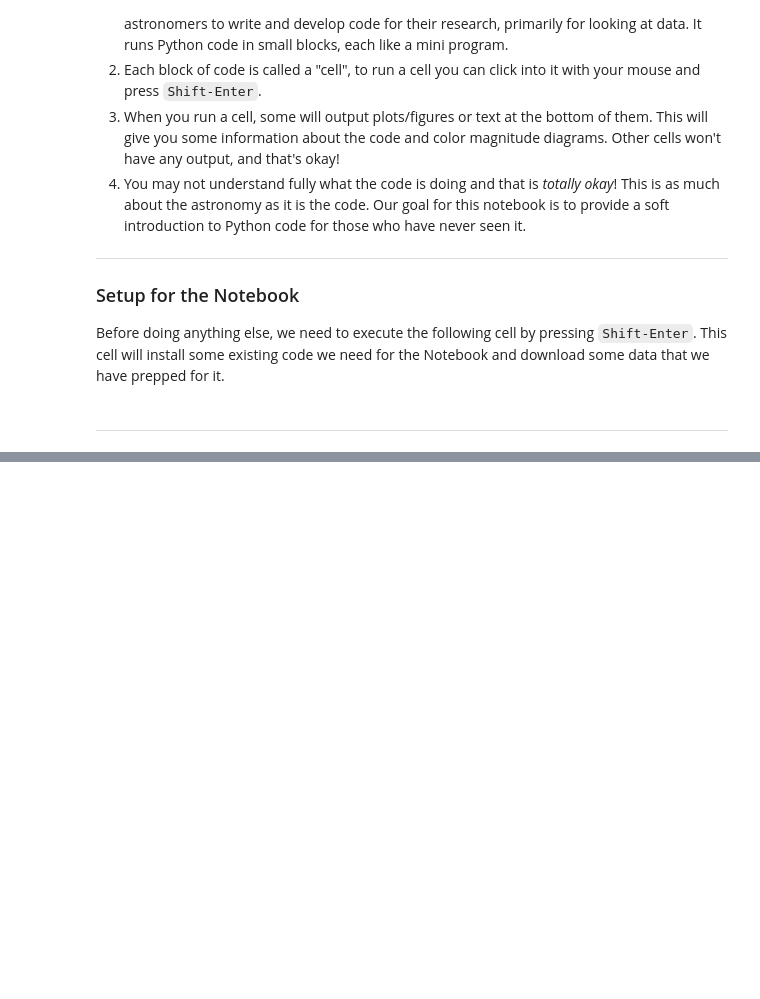
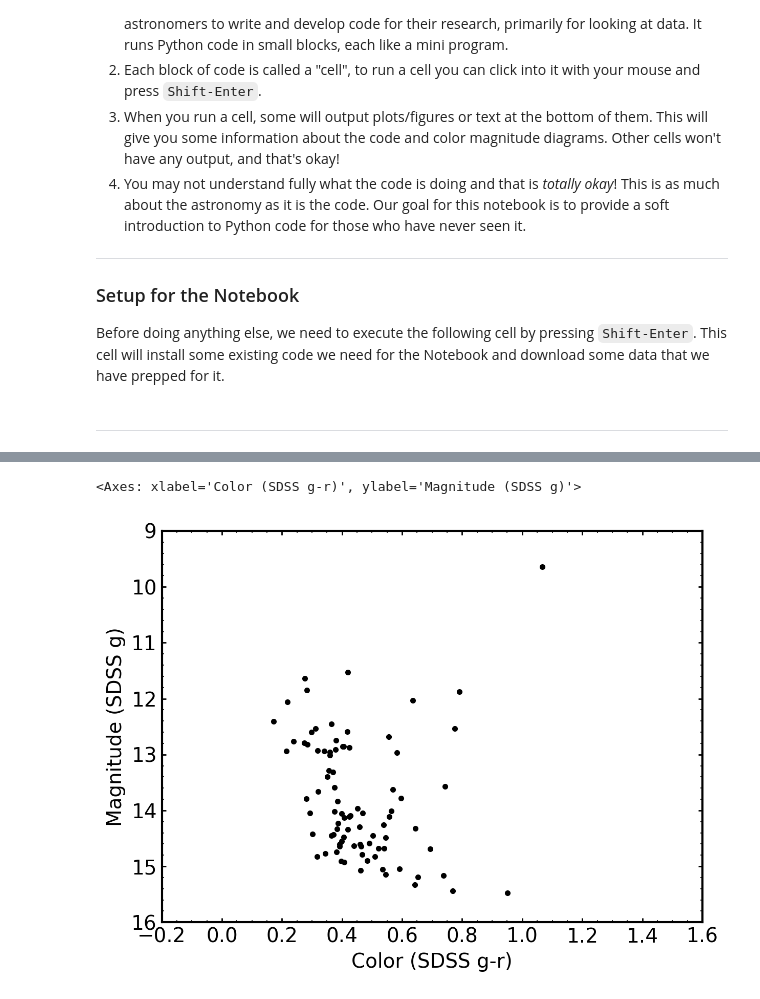
Before and after one commit to noahfranz13/astro-education-nbs, a Jupyter notebook: notebooks/color-magnitude-diagram-activity.ipynb, the cells around one changed output, grey strips where cells are left out. Cells and saved outputs as stored; diff of their text form; code cells hidden in the pictures; blank space fills up the shorter version.

```diff
--- a/notebooks/color-magnitude-diagram-activity.ipynb
+++ b/notebooks/color-magnitude-diagram-activity.ipynb
@@ -329,19 +443,22 @@ Below, you can change any of the numbers and see how it changes the amount of st
 # %%
 test_time()
 
 cluster_cuts = dict(
     cone_search_radius=10,
     minimum_radial_velocity=10, #km/s
-    maximum_radial_velocity=1000, #km/s
-    minimum_parallax=0.5,
-    maximum_parallax=2,
+    maximum_radial_velocity=50, #km/s
     proper_motion_delta=5,
     proper_motion_ra=-15,
     proper_motion_dec=1,
+    minimum_parallax=0.5,
+    maximum_parallax=2,
 )
 
 # SHOW THE CLUSTER DATA BASED ON THE ABOVE CUTS
 show_cluster_data(**cluster_cuts)
+# %% [output]
+<Axes: xlabel='Color (SDSS g-r)', ylabel='Magnitude (SDSS g)'>
+[figure, added]
 # %% [markdown]
 ---
 <table align="left">
```
Also changed, not shown: parts of 24 cells of this notebook, 1 other file.
